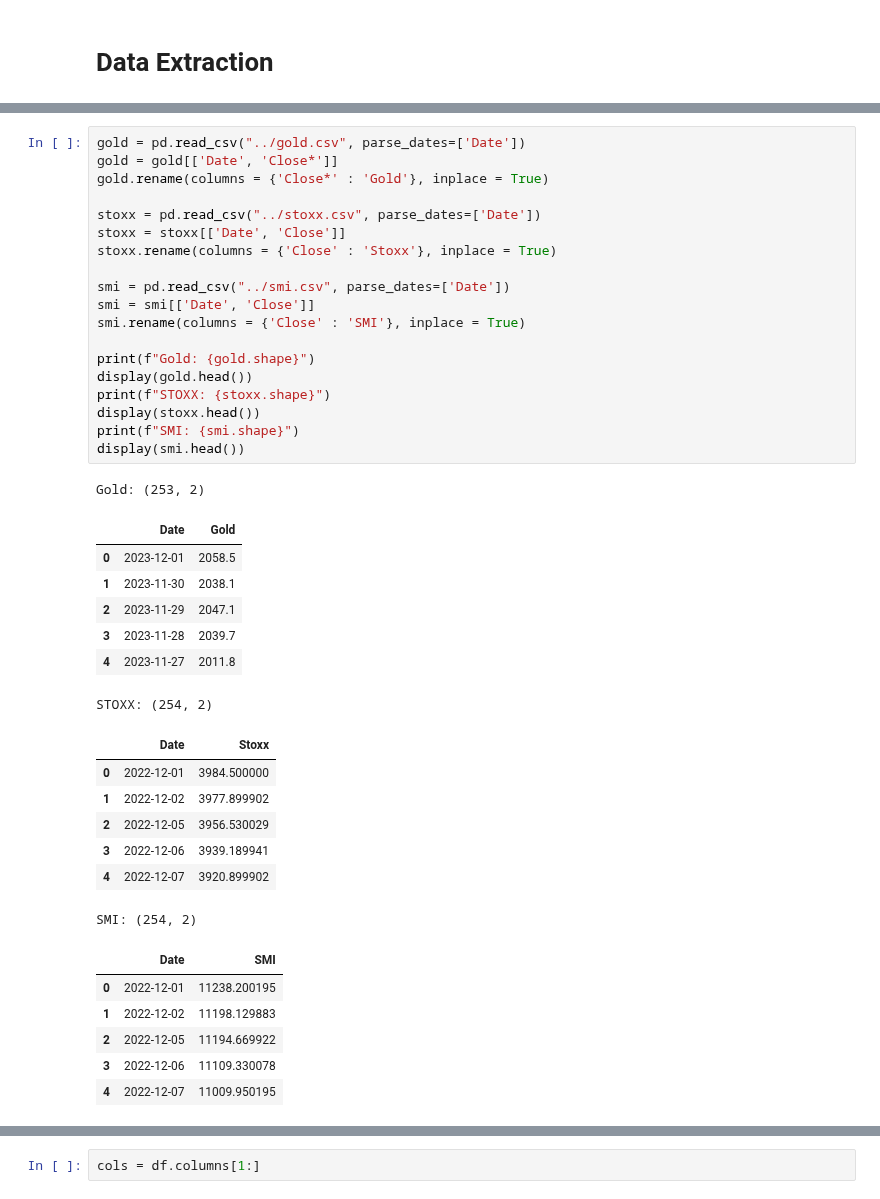
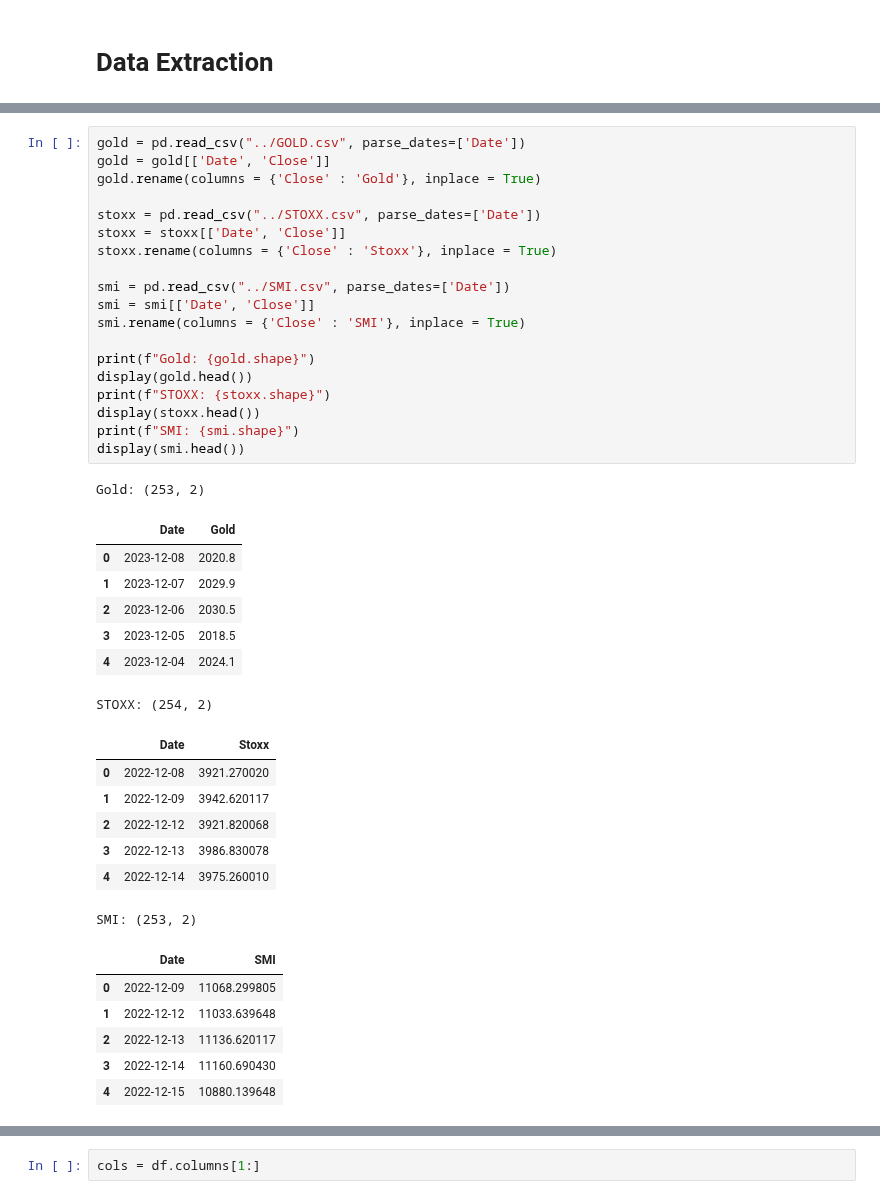
Before and after one commit to jdannem6/ML_Forex_Forecasting, a Jupyter notebook: varima_eurchf.ipynb, the cells around one changed output, grey strips where cells are left out. Saved outputs shown, nothing was run; the diff lists cells and outputs as text.

```diff
--- a/varima_eurchf.ipynb
+++ b/varima_eurchf.ipynb
@@ -29,44 +29,44 @@ EUR/CHF: (262, 5)
 # %%
-gold = pd.read_csv("../gold.csv", parse_dates=['Date'])
-gold = gold[['Date', 'Close*']]
-gold.rename(columns = {'Close*' : 'Gold'}, inplace = True)
+gold = pd.read_csv("../GOLD.csv", parse_dates=['Date'])
+gold = gold[['Date', 'Close']]
+gold.rename(columns = {'Close' : 'Gold'}, inplace = True)
 
-stoxx = pd.read_csv("../stoxx.csv", parse_dates=['Date'])
+stoxx = pd.read_csv("../STOXX.csv", parse_dates=['Date'])
 stoxx = stoxx[['Date', 'Close']]
 stoxx.rename(columns = {'Close' : 'Stoxx'}, inplace = True)
 
-smi = pd.read_csv("../smi.csv", parse_dates=['Date'])
+smi = pd.read_csv("../SMI.csv", parse_dates=['Date'])
 smi = smi[['Date', 'Close']]
 smi.rename(columns = {'Close' : 'SMI'}, inplace = True)
 
 print(f"Gold: {gold.shape}")
 display(gold.head())
 print(f"STOXX: {stoxx.shape}")
 display(stoxx.head())
 print(f"SMI: {smi.shape}")
 display(smi.head())
 # %% [output]
 Gold: (253, 2)
 |  | Date | Gold |
-| 0 | 2023-12-01 | 2058.5 |
-| 1 | 2023-11-30 | 2038.1 |
-| 2 | 2023-11-29 | 2047.1 |
-| 3 | 2023-11-28 | 2039.7 |
-| 4 | 2023-11-27 | 2011.8 |
+| 0 | 2023-12-08 | 2020.8 |
+| 1 | 2023-12-07 | 2029.9 |
+| 2 | 2023-12-06 | 2030.5 |
+| 3 | 2023-12-05 | 2018.5 |
+| 4 | 2023-12-04 | 2024.1 |
 STOXX: (254, 2)
 |  | Date | Stoxx |
-| 0 | 2022-12-01 | 3984.500000 |
-| 1 | 2022-12-02 | 3977.899902 |
-| 2 | 2022-12-05 | 3956.530029 |
-| 3 | 2022-12-06 | 3939.189941 |
-| 4 | 2022-12-07 | 3920.899902 |
+| 0 | 2022-12-08 | 3921.270020 |
+| 1 | 2022-12-09 | 3942.620117 |
+| 2 | 2022-12-12 | 3921.820068 |
+| 3 | 2022-12-13 | 3986.830078 |
+| 4 | 2022-12-14 | 3975.260010 |
-SMI: (254, 2)
+SMI: (253, 2)
 |  | Date | SMI |
-| 0 | 2022-12-01 | 11238.200195 |
-| 1 | 2022-12-02 | 11198.129883 |
-| 2 | 2022-12-05 | 11194.669922 |
-| 3 | 2022-12-06 | 11109.330078 |
-| 4 | 2022-12-07 | 11009.950195 |
+| 0 | 2022-12-09 | 11068.299805 |
+| 1 | 2022-12-12 | 11033.639648 |
+| 2 | 2022-12-13 | 11136.620117 |
+| 3 | 2022-12-14 | 11160.690430 |
+| 4 | 2022-12-15 | 10880.139648 |
 # %%
 df = eur_chf.merge(gold[['Date', 'Gold']], on = 'Date', how = 'inner')
 df = df.merge(stoxx[['Date', 'Stoxx']], on = 'Date', how = 'inner')
```
Also changed, not shown: parts of 16 cells of this notebook, 1 other file.
